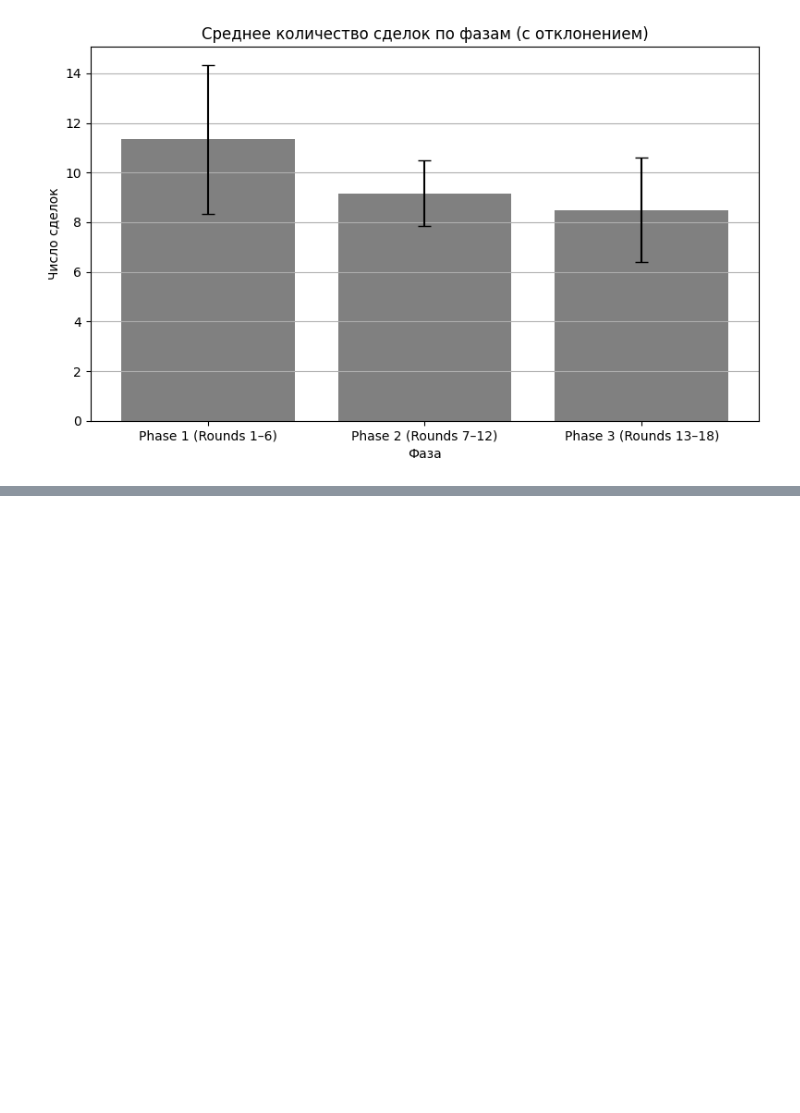
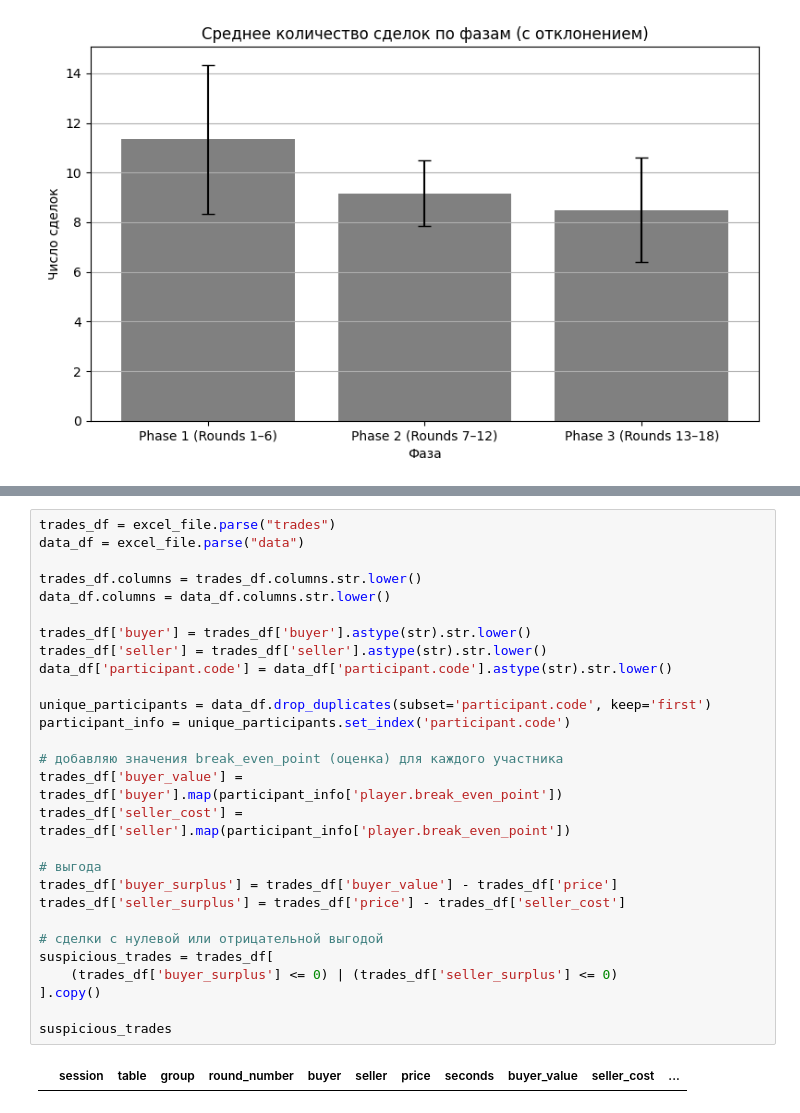
Before and after one commit to KristinaChervaneva/double_auction, a Jupyter notebook: analysis.ipynb, the cells around one changed output, grey strips where cells are left out. Saved outputs shown, nothing was run; the diff lists cells and outputs as text; blank space fills up the shorter version.

```diff
--- a/analysis.ipynb
+++ b/analysis.ipynb
@@ -201,0 +274,30 @@ plt.show()
+# %%
+trades_df = excel_file.parse("trades")
+data_df = excel_file.parse("data")
+
+trades_df.columns = trades_df.columns.str.lower()
+data_df.columns = data_df.columns.str.lower()
+
+trades_df['buyer'] = trades_df['buyer'].astype(str).str.lower()
+trades_df['seller'] = trades_df['seller'].astype(str).str.lower()
+data_df['participant.code'] = data_df['participant.code'].astype(str).str.lower()
+
+unique_participants = data_df.drop_duplicates(subset='participant.code', keep='first')
+participant_info = unique_participants.set_index('participant.code')
+
+# добавляю значения break_even_point (оценка) для каждого участника
+trades_df['buyer_value'] = trades_df['buyer'].map(participant_info['player.break_even_point'])
+trades_df['seller_cost'] = trades_df['seller'].map(participant_info['player.break_even_point'])
+
+# выгода
+trades_df['buyer_surplus'] = trades_df['buyer_value'] - trades_df['price']
+trades_df['seller_surplus'] = trades_df['price'] - trades_df['seller_cost']
+
+# сделки с нулевой или отрицательной выгодой
+suspicious_trades = trades_df[
+    (trades_df['buyer_surplus'] <= 0) | (trades_df['seller_surplus'] <= 0)
+].copy()
+
+suspicious_trades
+# %% [output]
+|  | session | table | group | round_number | buyer | seller | price | seconds | buyer_value | seller_cost | ... |
```
Also changed, not shown: parts of 10 cells of this notebook.
